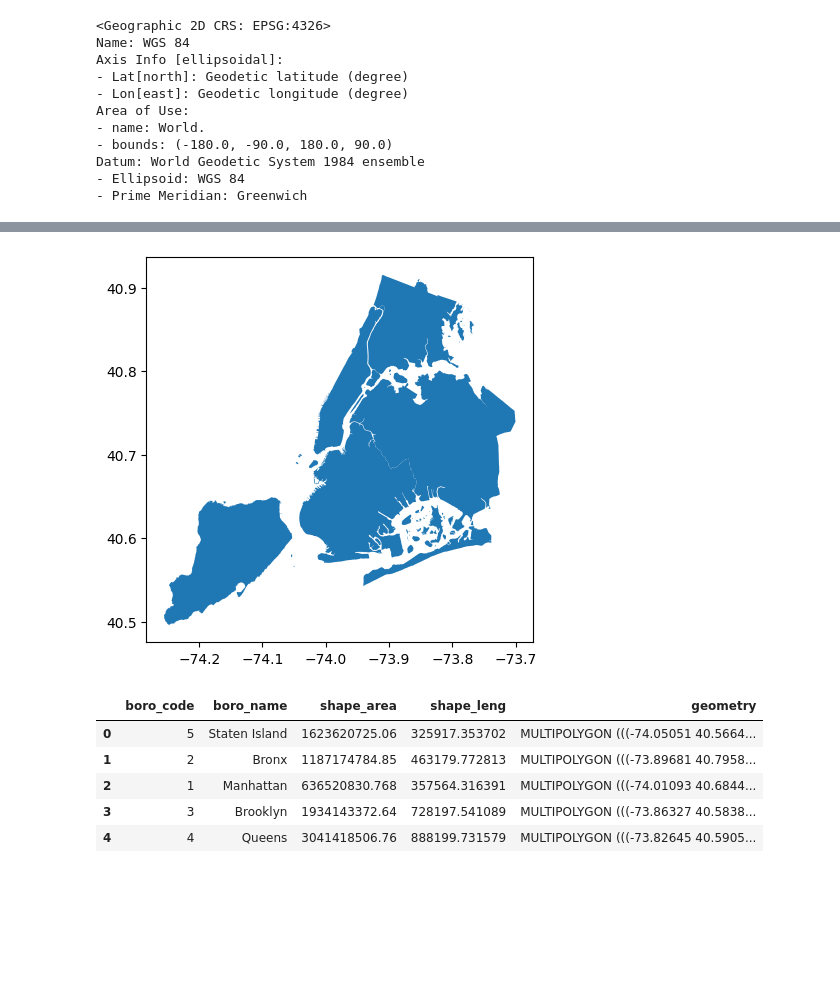
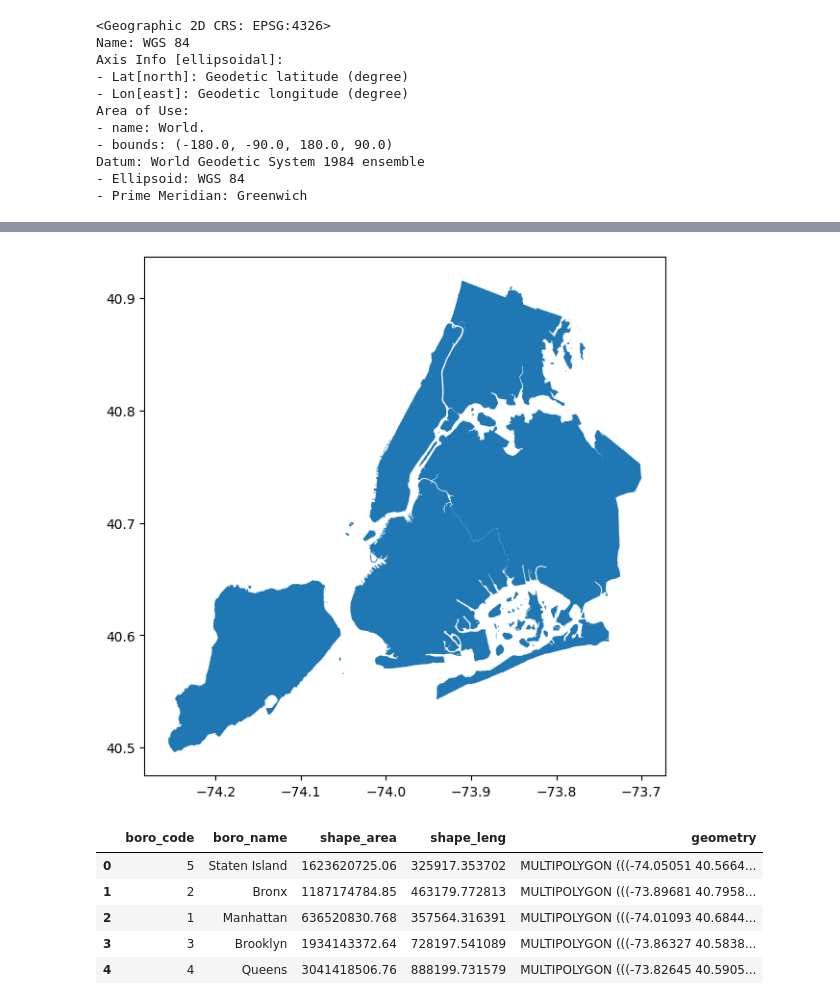
Before and after one commit to jsanz/sdsc, a Jupyter notebook: 2023-foundations-of-geospatial.ipynb, the cells around one changed output, grey strips where cells are left out. Drawn from its saved outputs; the diff is of its cells as text; code cells hidden in the pictures; blank space fills up the shorter version.

```diff
--- a/2023-foundations-of-geospatial.ipynb
+++ b/2023-foundations-of-geospatial.ipynb
@@ -293,9 +319,9 @@ boro_geojson_link = 'https://data.cityofnewyork.us/api/geospatial/tqmj-j8zm?meth
 # read in geojson as geopandas GeoDataFrame
 gdf = gpd.read_file(boro_geojson_link)
 # %%
-gdf.plot(figsize=(5, 5));  # nyc boros
+gdf.plot(figsize=(7, 7));  # nyc boros
 # %% [output]
-[figure, old version]
+[figure, new version]
 # %%
 gdf.head()
 # %% [output]
```
Also changed, not shown: parts of 24 cells of this notebook, 1 other file.
